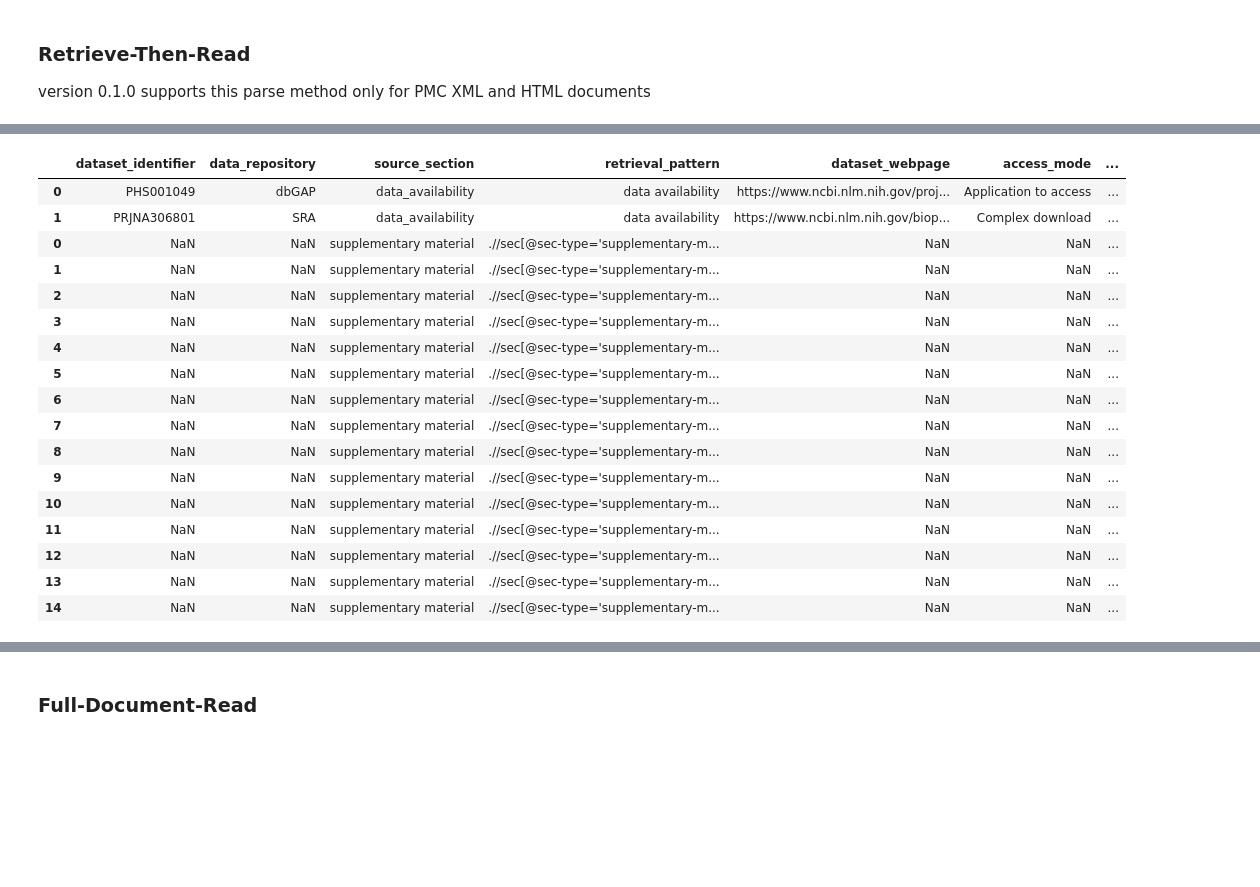
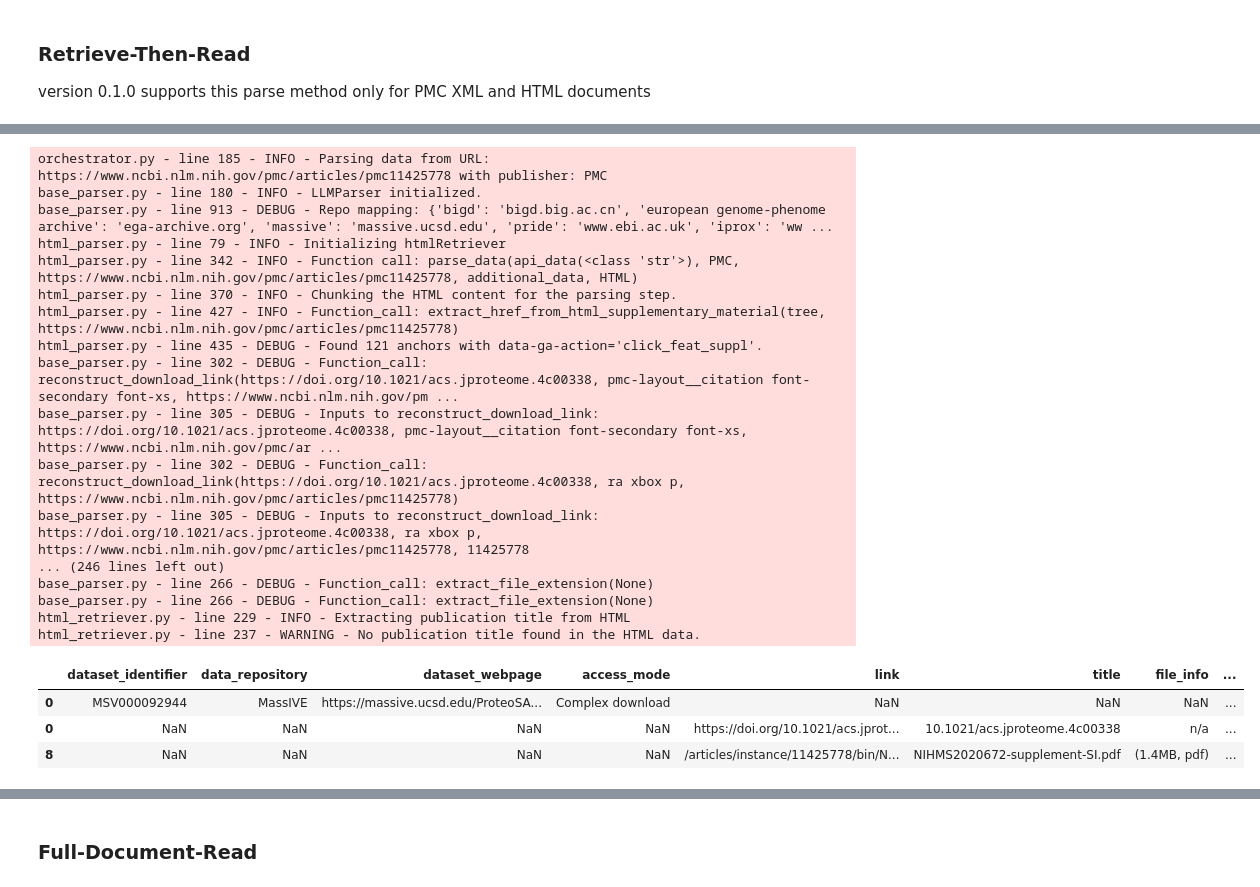
Before and after one commit to VIDA-NYU/data-gatherer, a Jupyter notebook: docs/example_notebook.ipynb, the cells around one changed output, grey strips where cells are left out. Cells and saved outputs as stored; diff of their text form; code cells hidden in the pictures; blank space fills up the shorter version.

```diff
--- a/docs/example_notebook.ipynb
+++ b/docs/example_notebook.ipynb
@@ -11,4 +11,4 @@ True
 # %% [markdown]
 Instantiate the orchestrator as data gatherer
 # %%
-data_gatherer = Orchestrator(llm_name="gemini-2.0-flash", log_level="ERROR")
+data_gatherer = Orchestrator(llm_name="gemini-2.0-flash", log_level="DEBUG")
@@ -69,21 +167,25 @@ results_RTR = data_gatherer.parse_data(API_supported_input, fetched_data, publis
 # %%
+results_RTR = data_gatherer.parse_data(local_fetch_supported_input, raw_data_local, publisher="PMC", use_portkey_for_gemini=True, prompt_name="retrieve_datasets_simple_JSON", raw_data_format="HTML")
 results_RTR
 # %% [output]
+orchestrator.py - line 185 - INFO - Parsing data from URL: https://www.ncbi.nlm.nih.gov/pmc/articles/pmc11425778 with publisher: PMC
+base_parser.py - line 180 - INFO - LLMParser initialized.
+base_parser.py - line 913 - DEBUG - Repo mapping: {'bigd': 'bigd.big.ac.cn', 'european genome-phenome archive': 'ega-archive.org', 'massive': 'massive.ucsd.edu', 'pride': 'www.ebi.ac.uk', 'iprox': 'ww ...
+html_parser.py - line 79 - INFO - Initializing htmlRetriever
+html_parser.py - line 342 - INFO - Function call: parse_data(api_data(<class 'str'>), PMC, https://www.ncbi.nlm.nih.gov/pmc/articles/pmc11425778, additional_data, HTML)
+html_parser.py - line 370 - INFO - Chunking the HTML content for the parsing step.
+html_parser.py - line 427 - INFO - Function_call: extract_href_from_html_supplementary_material(tree, https://www.ncbi.nlm.nih.gov/pmc/articles/pmc11425778)
+html_parser.py - line 435 - DEBUG - Found 121 anchors with data-ga-action='click_feat_suppl'.
+base_parser.py - line 302 - DEBUG - Function_call: reconstruct_download_link(https://doi.org/10.1021/acs.jproteome.4c00338, pmc-layout__citation font-secondary font-xs, https://www.ncbi.nlm.nih.gov/pm ...
+base_parser.py - line 305 - DEBUG - Inputs to reconstruct_download_link: https://doi.org/10.1021/acs.jproteome.4c00338, pmc-layout__citation font-secondary font-xs, https://www.ncbi.nlm.nih.gov/pmc/ar ...
+base_parser.py - line 302 - DEBUG - Function_call: reconstruct_download_link(https://doi.org/10.1021/acs.jproteome.4c00338, ra xbox p, https://www.ncbi.nlm.nih.gov/pmc/articles/pmc11425778)
+base_parser.py - line 305 - DEBUG - Inputs to reconstruct_download_link: https://doi.org/10.1021/acs.jproteome.4c00338, ra xbox p, https://www.ncbi.nlm.nih.gov/pmc/articles/pmc11425778, 11425778
+... (246 lines left out)
+base_parser.py - line 266 - DEBUG - Function_call: extract_file_extension(None)
+base_parser.py - line 266 - DEBUG - Function_call: extract_file_extension(None)
+html_retriever.py - line 229 - INFO - Extracting publication title from HTML
+html_retriever.py - line 237 - WARNING - No publication title found in the HTML data.
-|  | dataset_identifier | data_repository | source_section | retrieval_pattern | dataset_webpage | access_mode | ... |
-| 0 | PHS001049 | dbGAP | data_availability | data availability | https://www.ncbi.nlm.nih.gov/proj... | Application to access | ... |
-| 1 | PRJNA306801 | SRA | data_availability | data availability | https://www.ncbi.nlm.nih.gov/biop... | Complex download | ... |
-| 0 | NaN | NaN | supplementary material | .//sec[@sec-type='supplementary-m... | NaN | NaN | ... |
-| 1 | NaN | NaN | supplementary material | .//sec[@sec-type='supplementary-m... | NaN | NaN | ... |
-| 2 | NaN | NaN | supplementary material | .//sec[@sec-type='supplementary-m... | NaN | NaN | ... |
-| 3 | NaN | NaN | supplementary material | .//sec[@sec-type='supplementary-m... | NaN | NaN | ... |
-| 4 | NaN | NaN | supplementary material | .//sec[@sec-type='supplementary-m... | NaN | NaN | ... |
-| 5 | NaN | NaN | supplementary material | .//sec[@sec-type='supplementary-m... | NaN | NaN | ... |
-| 6 | NaN | NaN | supplementary material | .//sec[@sec-type='supplementary-m... | NaN | NaN | ... |
-| 7 | NaN | NaN | supplementary material | .//sec[@sec-type='supplementary-m... | NaN | NaN | ... |
-| 8 | NaN | NaN | supplementary material | .//sec[@sec-type='supplementary-m... | NaN | NaN | ... |
-| 9 | NaN | NaN | supplementary material | .//sec[@sec-type='supplementary-m... | NaN | NaN | ... |
-| 10 | NaN | NaN | supplementary material | .//sec[@sec-type='supplementary-m... | NaN | NaN | ... |
-| 11 | NaN | NaN | supplementary material | .//sec[@sec-type='supplementary-m... | NaN | NaN | ... |
-| 12 | NaN | NaN | supplementary material | .//sec[@sec-type='supplementary-m... | NaN | NaN | ... |
-| 13 | NaN | NaN | supplementary material | .//sec[@sec-type='supplementary-m... | NaN | NaN | ... |
-| 14 | NaN | NaN | supplementary material | .//sec[@sec-type='supplementary-m... | NaN | NaN | ... |
+|  | dataset_identifier | data_repository | dataset_webpage | access_mode | link | title | file_info | ... |
+| 0 | MSV000092944 | MassIVE | https://massive.ucsd.edu/ProteoSA... | Complex download | NaN | NaN | NaN | ... |
+| 0 | NaN | NaN | NaN | NaN | https://doi.org/10.1021/acs.jprot... | 10.1021/acs.jproteome.4c00338 | n/a | ... |
+| 8 | NaN | NaN | NaN | NaN | /articles/instance/11425778/bin/N... | NIHMS2020672-supplement-SI.pdf | (1.4MB, pdf) | ... |
```
Also changed, not shown: parts of 13 cells of this notebook, 9 other files.
